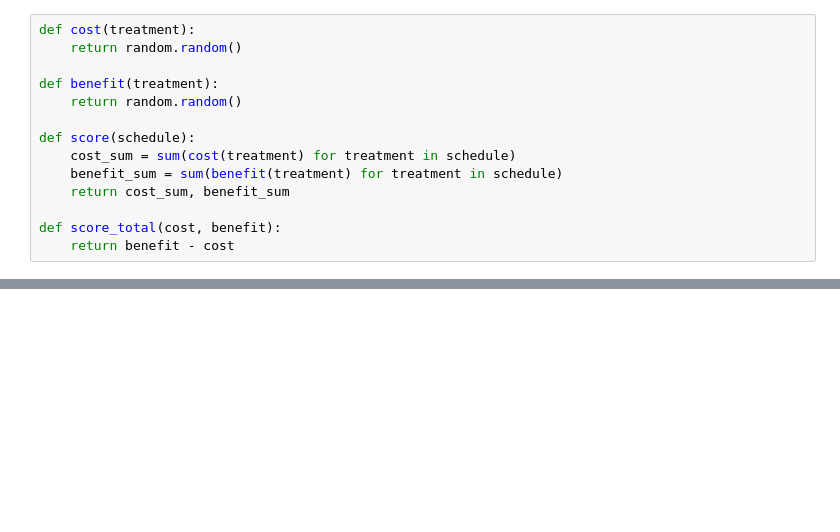
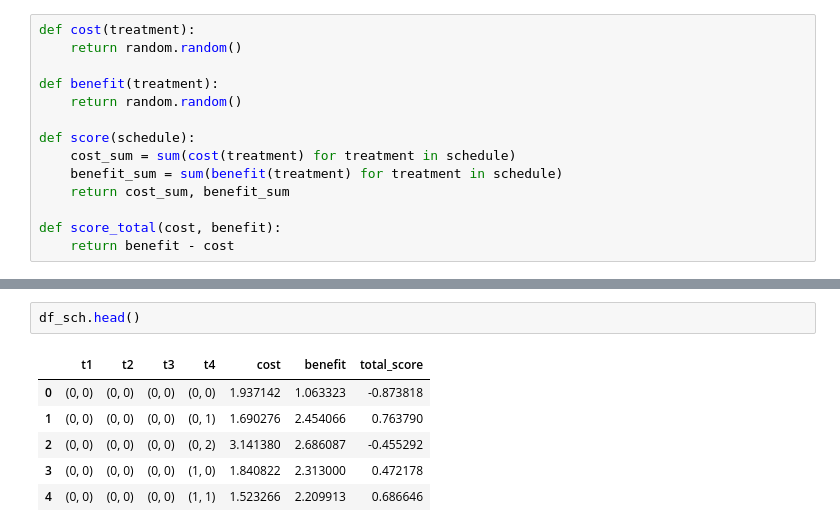
Before and after one commit to tony1747/patient-informed-decision-tool, a Jupyter notebook: simulator.ipynb, the cells around one changed output, grey strips where cells are left out. Saved outputs shown, nothing was run; the diff lists cells and outputs as text; blank space fills up the shorter version.

```diff
--- a/simulator.ipynb
+++ b/simulator.ipynb
@@ -65,0 +59,9 @@ Text(0.5, 1.0, 'Cost vs Benefit for All Treatment Schedules')
+# %%
+df_sch.head()
+# %% [output]
+|  | t1 | t2 | t3 | t4 | cost | benefit | total_score |
+| 0 | (0, 0) | (0, 0) | (0, 0) | (0, 0) | 1.937142 | 1.063323 | -0.873818 |
+| 1 | (0, 0) | (0, 0) | (0, 0) | (0, 1) | 1.690276 | 2.454066 | 0.763790 |
+| 2 | (0, 0) | (0, 0) | (0, 0) | (0, 2) | 3.141380 | 2.686087 | -0.455292 |
+| 3 | (0, 0) | (0, 0) | (0, 0) | (1, 0) | 1.840822 | 2.313000 | 0.472178 |
+| 4 | (0, 0) | (0, 0) | (0, 0) | (1, 1) | 1.523266 | 2.209913 | 0.686646 |
```
Also changed, not shown: parts of 4 cells of this notebook.
